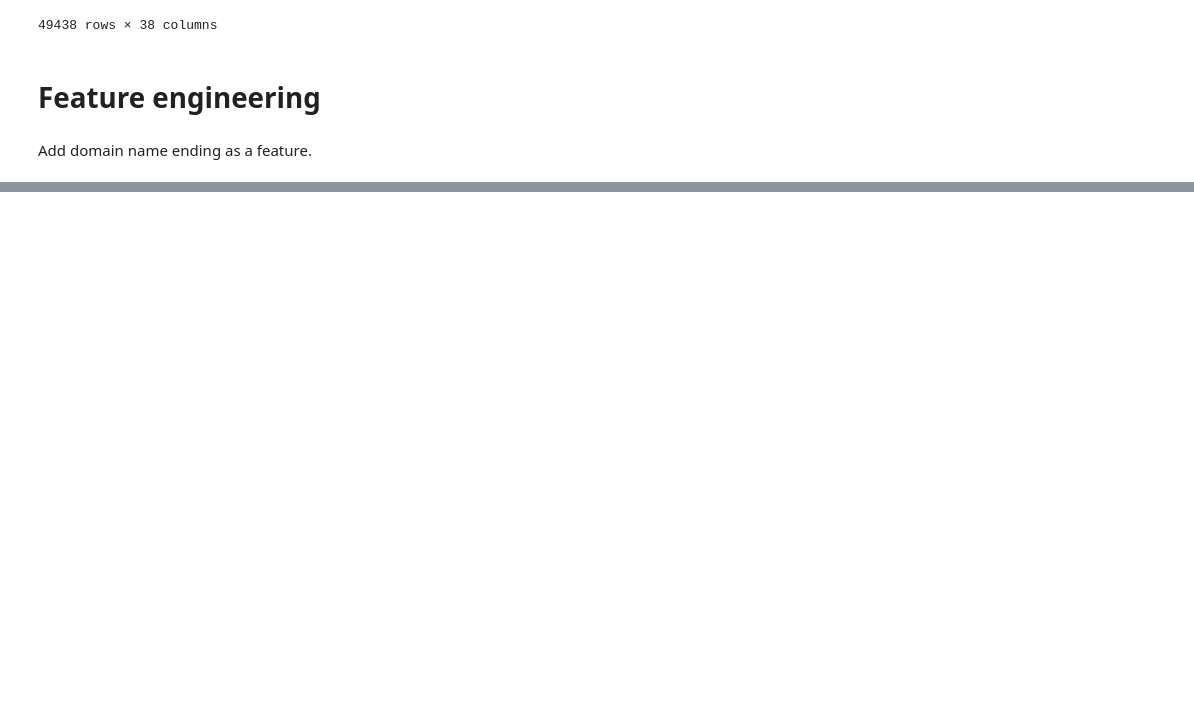
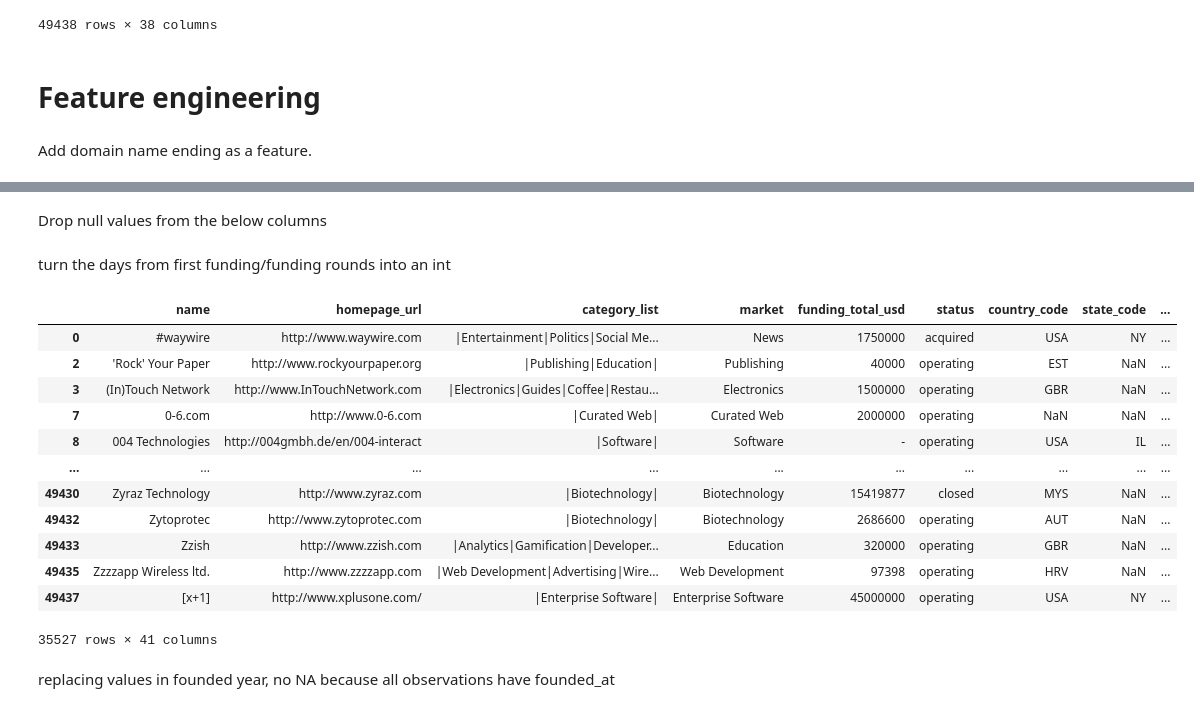
Before and after one commit to brenfrrs/startup_classification, a Jupyter notebook: EDA_large_notebook.ipynb, the cells around one changed output, grey strips where cells are left out. Drawn from its saved outputs; the diff is of its cells as text; code cells hidden in the pictures; blank space fills up the shorter version.

Commit message:
data cleaning and feature selection nearing completion

```diff
--- a/EDA_large_notebook.ipynb
+++ b/EDA_large_notebook.ipynb
@@ -94,2 +126,2 @@ data['domain'] = new
 # %%
-data.domain = data.domain.str.split('.', 1)#.str[::-1].str.join(' ')
+data['founded_quarter'] = data.founded_quarter.str.split('-').str[1]
@@ -95,0 +130,29 @@ data.domain = data.domain.str.split('.', 1)#.str[::-1].str.join(' ')
+# %%
+data['days_from_founding_to_funding'] = data['first_funding_at']-data['founded_at']
+# %% [markdown]
+Drop null values from the below columns
+# %%
+data.dropna(subset=['days_from_founding_to_funding', 'url_ending', 'status'], inplace=True)
+# %% [markdown]
+turn the days from first funding/funding rounds into an int
+# %%
+data['days_from_founding_to_funding'] = data['days_from_founding_to_funding'].dt.days.astype('int16')
+data.funding_rounds = data.funding_rounds.astype(int)
+# %%
+data
+# %% [output]
+|  | name | homepage_url | category_list | market | funding_total_usd | status | country_code | state_code | ... |
+| 0 | #waywire | http://www.waywire.com | |Entertainment|Politics|Social Me... | News | 1750000 | acquired | USA | NY | ... |
+| 2 | 'Rock' Your Paper | http://www.rockyourpaper.org | |Publishing|Education| | Publishing | 40000 | operating | EST | NaN | ... |
+| 3 | (In)Touch Network | http://www.InTouchNetwork.com | |Electronics|Guides|Coffee|Restau... | Electronics | 1500000 | operating | GBR | NaN | ... |
+| 7 | 0-6.com | http://www.0-6.com | |Curated Web| | Curated Web | 2000000 | operating | NaN | NaN | ... |
+| 8 | 004 Technologies | http://004gmbh.de/en/004-interact | |Software| | Software | - | operating | USA | IL | ... |
+| ... | ... | ... | ... | ... | ... | ... | ... | ... | ... |
+| 49430 | Zyraz Technology | http://www.zyraz.com | |Biotechnology| | Biotechnology | 15419877 | closed | MYS | NaN | ... |
+| 49432 | Zytoprotec | http://www.zytoprotec.com | |Biotechnology| | Biotechnology | 2686600 | operating | AUT | NaN | ... |
+| 49433 | Zzish | http://www.zzish.com | |Analytics|Gamification|Developer... | Education | 320000 | operating | GBR | NaN | ... |
+| 49435 | Zzzzapp Wireless ltd. | http://www.zzzzapp.com | |Web Development|Advertising|Wire... | Web Development | 97398 | operating | HRV | NaN | ... |
+| 49437 | [x+1] | http://www.xplusone.com/ | |Enterprise Software| | Enterprise Software | 45000000 | operating | USA | NY | ... |
+35527 rows × 41 columns
+# %% [markdown]
+replacing values in founded year, no NA because all observations have founded_at
```
Also changed, not shown: parts of 14 cells of this notebook.
